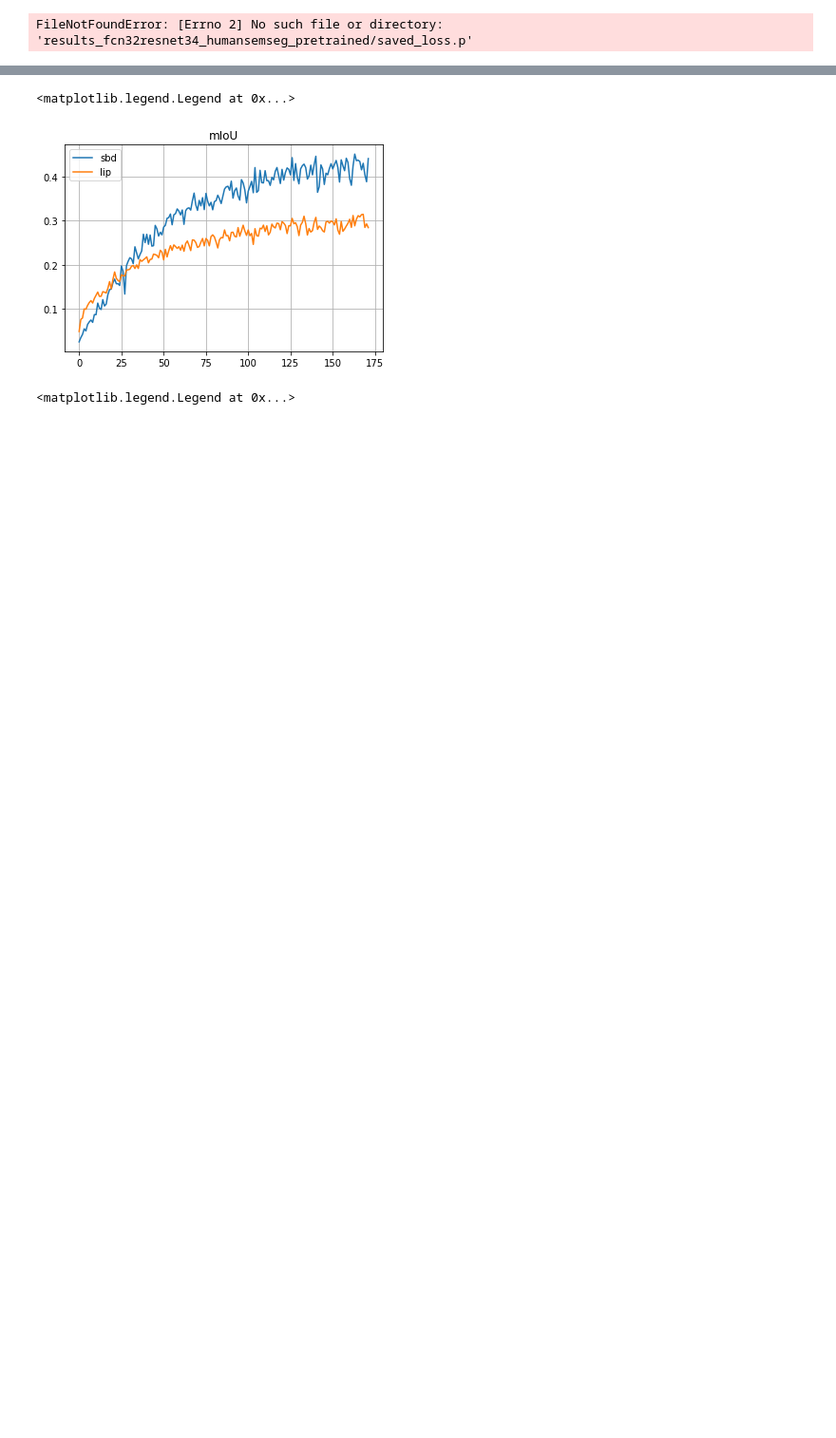
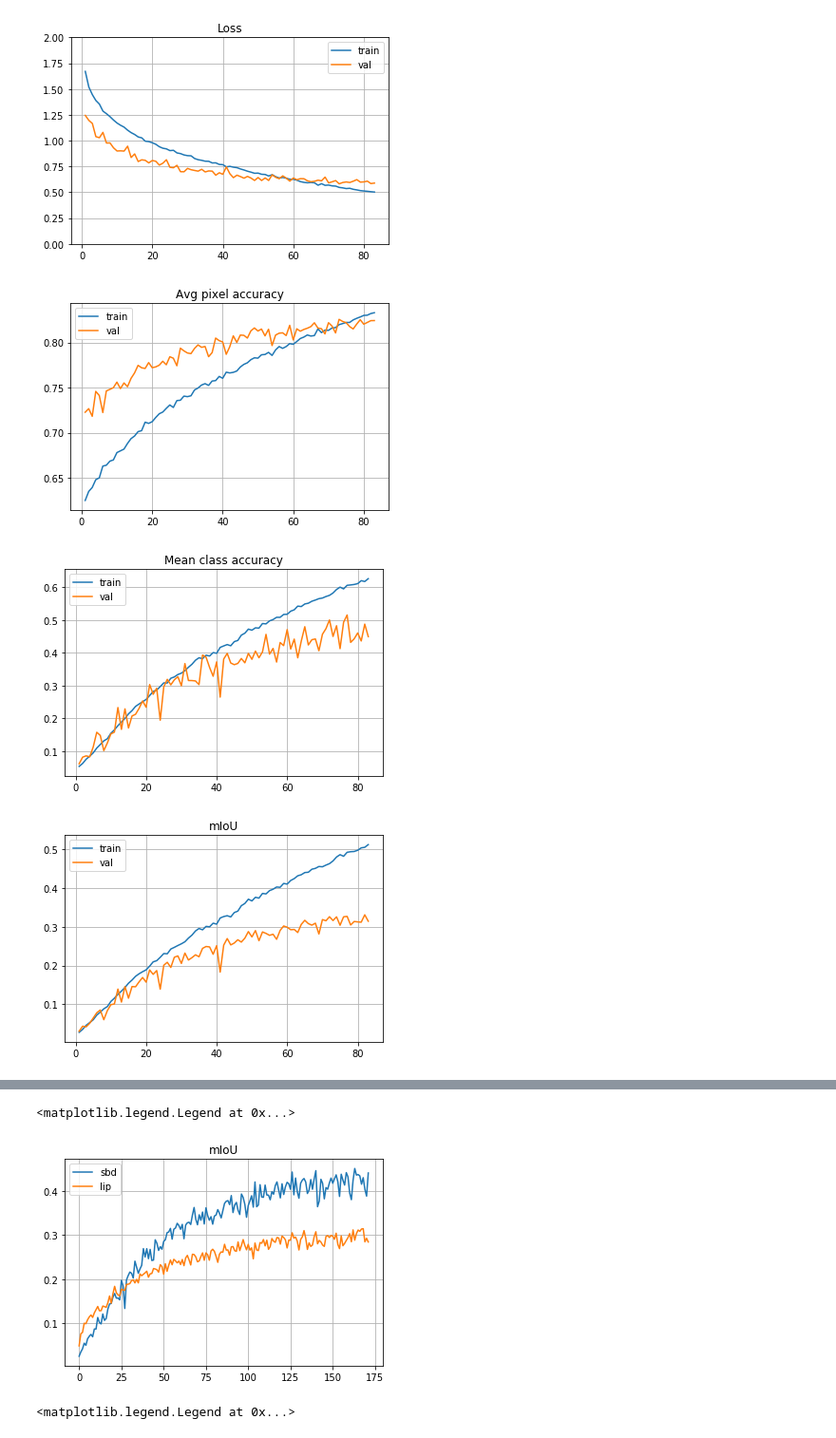
Before and after one commit to wenliangdai/msc-project, a Jupyter notebook: visualisation.ipynb, the cells around one changed output, grey strips where cells are left out. Shown: that part at 95% size. Saved outputs shown, nothing was run; the diff lists cells and outputs as text; code cells hidden in the pictures; blank space fills up the shorter version.

```diff
--- a/visualisation.ipynb
+++ b/visualisation.ipynb
@@ -151,7 +151,10 @@ def draw_im(folder, im_list):
         plt.title(im)
         plt.imshow(image)
 # %%
-draw('results_fcn32resnet34_humansemseg_pretrained', loss_range=[0,2])
+draw('results_fcn32resnet18_sbd', loss_range=[0,2])
 # %% [output]
-FileNotFoundError: [Errno 2] No such file or directory: 'results_fcn32resnet34_humansemseg_pretrained/saved_loss.p'
+[figure, added]
+[figure, added]
+[figure, added]
+[figure, added]
 # %%
```
Also changed, not shown: parts of 6 cells of this notebook, 1 other file.
